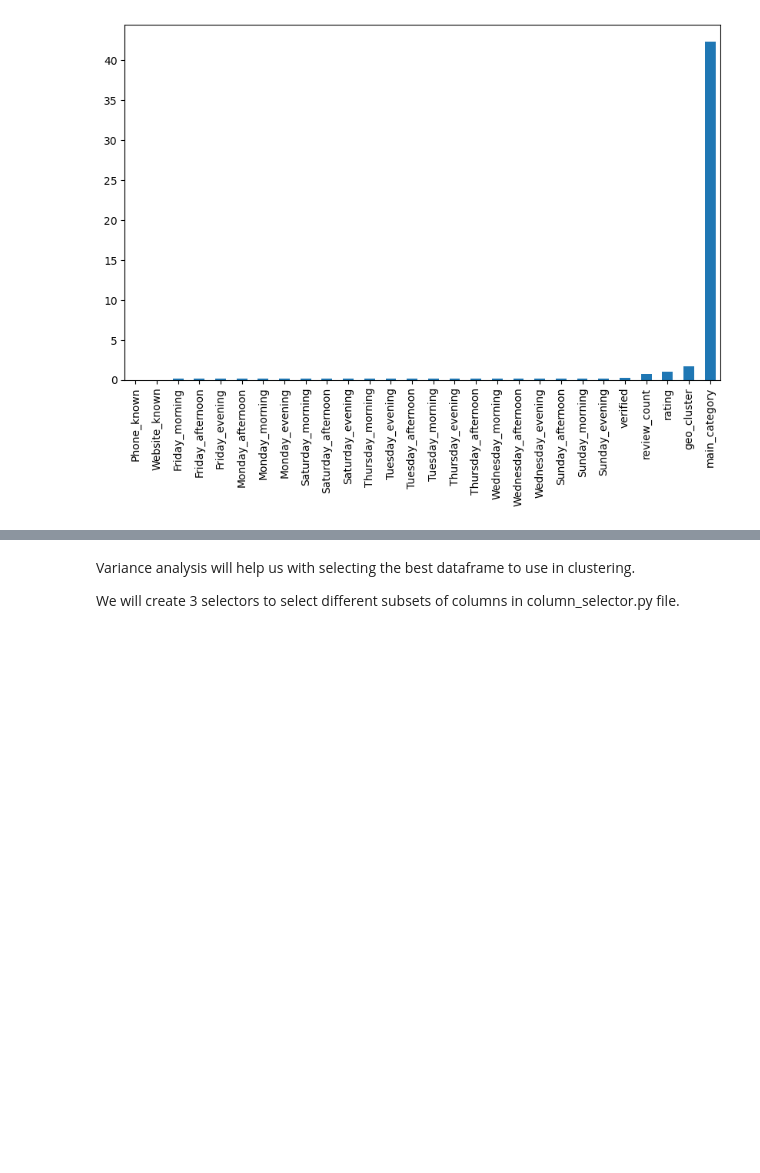
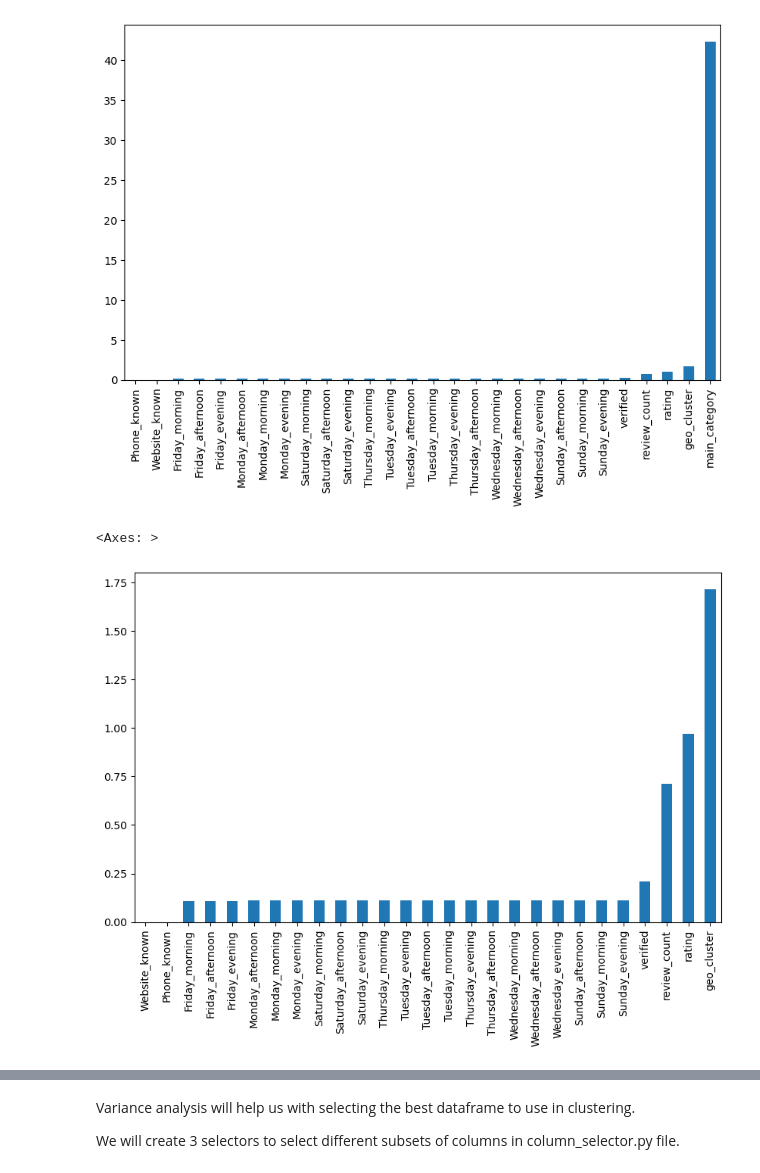
Before and after one commit to katarzynarogalska/LocationIntelligence-clustering, a Jupyter notebook: Location_Model_Building.ipynb, the cells around one changed output, grey strips where cells are left out. Cells and saved outputs as stored; diff of their text form; code cells hidden in the pictures; blank space fills up the shorter version.

Commit message:
validation corrected

```diff
--- a/Location_Model_Building.ipynb
+++ b/Location_Model_Building.ipynb
@@ -60,6 +61,15 @@ sorted_variances.plot(kind='bar')
 # %% [output]
 <Axes: >
 [figure]
+# %%
+# as validation group suggested - another plot but without dominant main_category:
+variances = train_df.drop(columns=['main_category']).var()
+sorted_variances = variances.sort_values()
+plt.figure(figsize=(10, 6))
+sorted_variances.plot(kind='bar')
+# %% [output]
+<Axes: >
+[figure, added]
 # %%
 print("Wariancje cech:\n", sorted_variances)
 # %% [output]
```
Also changed, not shown: parts of 37 cells of this notebook.
